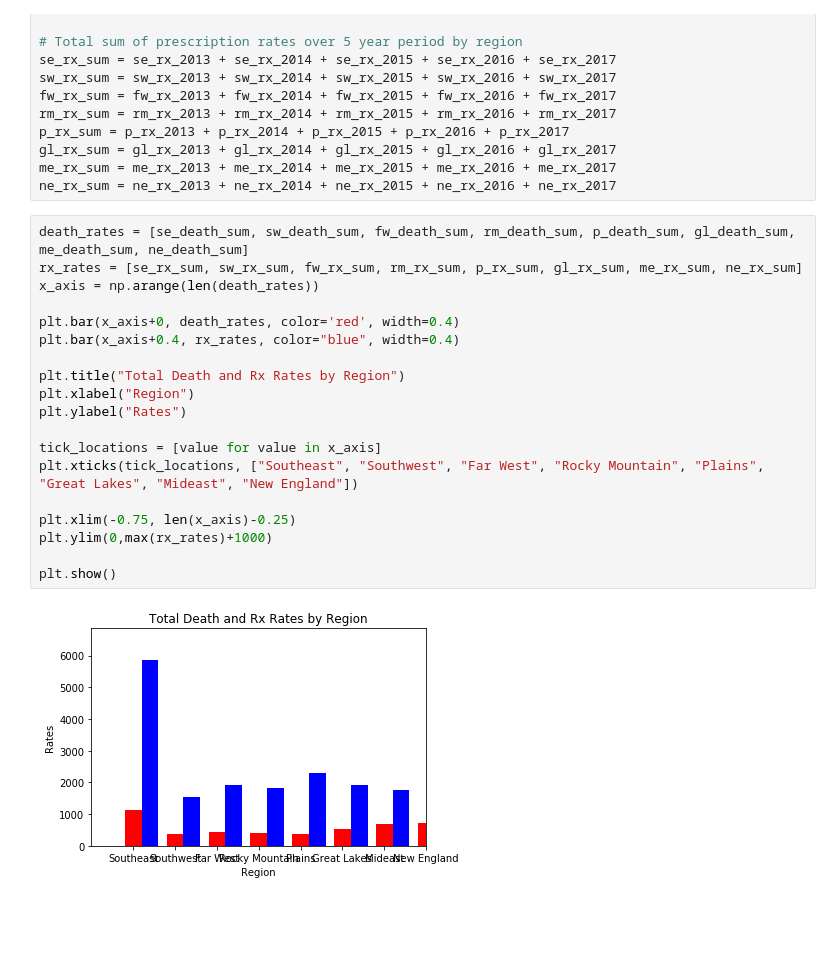
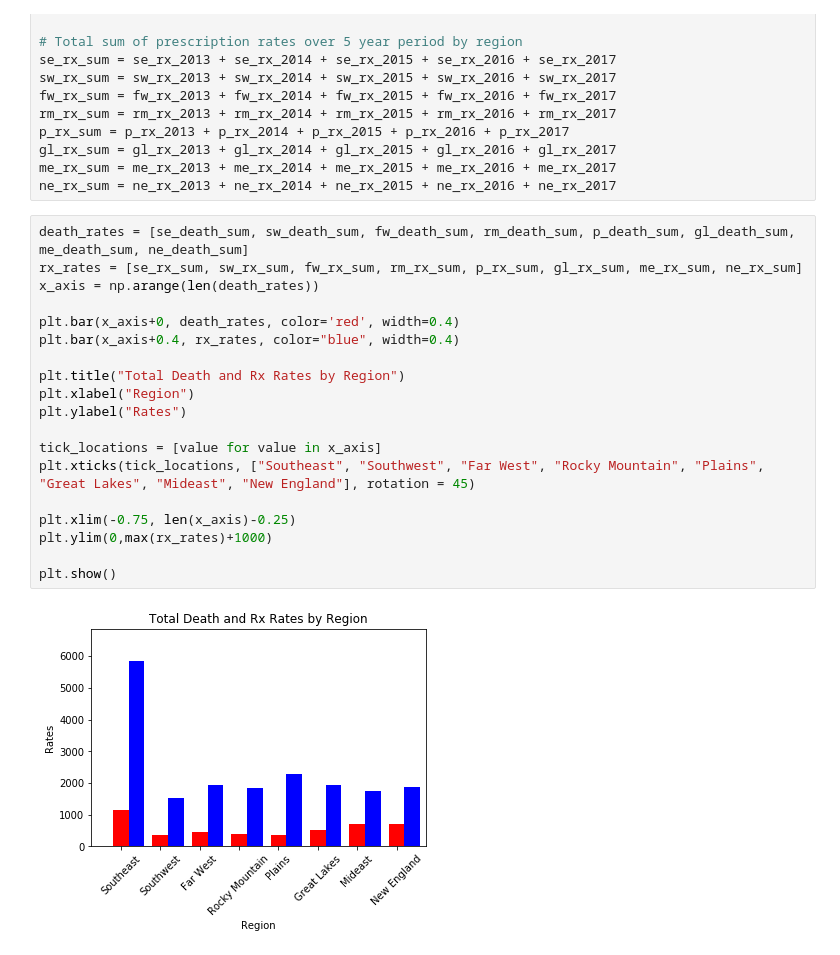
Before and after one commit to cgilbert05/Project-Team-Blue, a Jupyter notebook: Rx v Death Regression.ipynb, the cells around one changed output. Drawn from its saved outputs; the diff is of its cells as text; blank space fills up the shorter version.

Commit message:
touches on regression and bar chart

```diff
--- a/Rx v Death Regression.ipynb
+++ b/Rx v Death Regression.ipynb
@@ -251,21 +251,21 @@ ne_rx_sum = ne_rx_2013 + ne_rx_2014 + ne_rx_2015 + ne_rx_2016 + ne_rx_2017
 # %%
 death_rates = [se_death_sum, sw_death_sum, fw_death_sum, rm_death_sum, p_death_sum, gl_death_sum, me_death_sum, ne_death_sum]
 rx_rates = [se_rx_sum, sw_rx_sum, fw_rx_sum, rm_rx_sum, p_rx_sum, gl_rx_sum, me_rx_sum, ne_rx_sum]
 x_axis = np.arange(len(death_rates))
 
 plt.bar(x_axis+0, death_rates, color='red', width=0.4)
 plt.bar(x_axis+0.4, rx_rates, color="blue", width=0.4)
 
 plt.title("Total Death and Rx Rates by Region")
 plt.xlabel("Region")
 plt.ylabel("Rates")
 
 tick_locations = [value for value in x_axis]
-plt.xticks(tick_locations, ["Southeast", "Southwest", "Far West", "Rocky Mountain", "Plains", "Great Lakes", "Mideast", "New England"])
+plt.xticks(tick_locations, ["Southeast", "Southwest", "Far West", "Rocky Mountain", "Plains", "Great Lakes", "Mideast", "New England"], rotation = 45)
 
 plt.xlim(-0.75, len(x_axis)-0.25)
 plt.ylim(0,max(rx_rates)+1000)
 
 plt.show()
 # %% [output]
-[figure, old version]
+[figure, new version]
```
